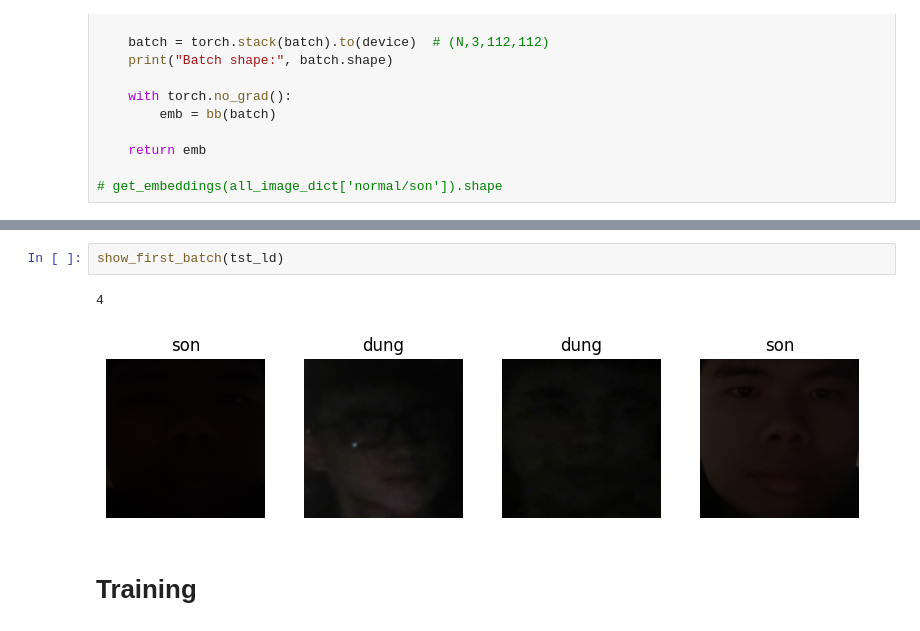
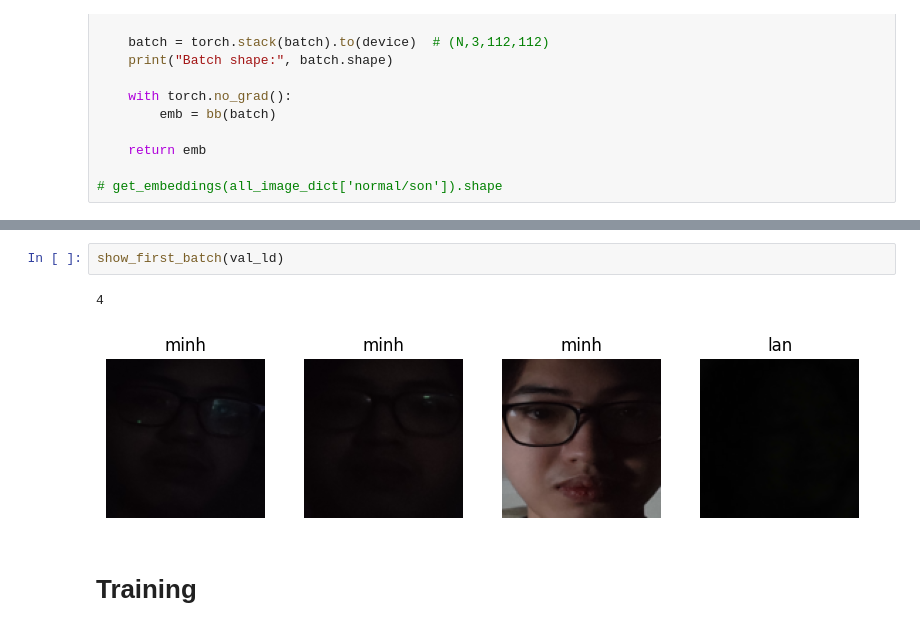
Before and after one commit to idontwannapickaname/face-recognition-in-harsh-conditions, a Jupyter notebook: sketch.ipynb, the cells around one changed output, grey strips where cells are left out. Cells and saved outputs as stored; diff of their text form.

```diff
--- a/sketch.ipynb
+++ b/sketch.ipynb
@@ -452,8 +524,8 @@ show_first_batch(trn_ld)
 # %%
-show_first_batch(tst_ld)
+show_first_batch(val_ld)
 # %% [output]
 4
-[figure, old version]
+[figure, new version]
 # %% [markdown]
 # Training
 # %%
```
Also changed, not shown: parts of 28 cells of this notebook, 57 other files.
